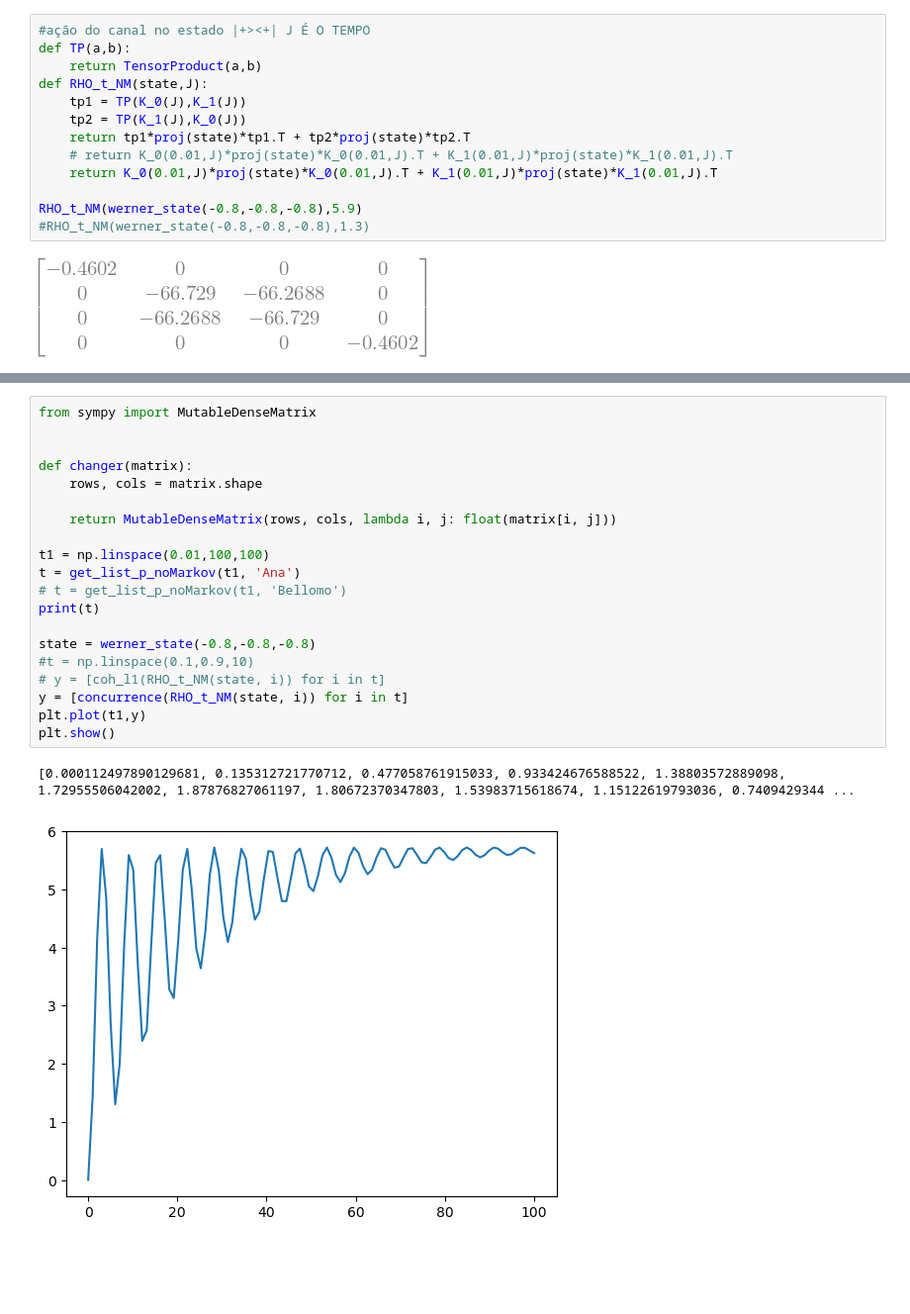
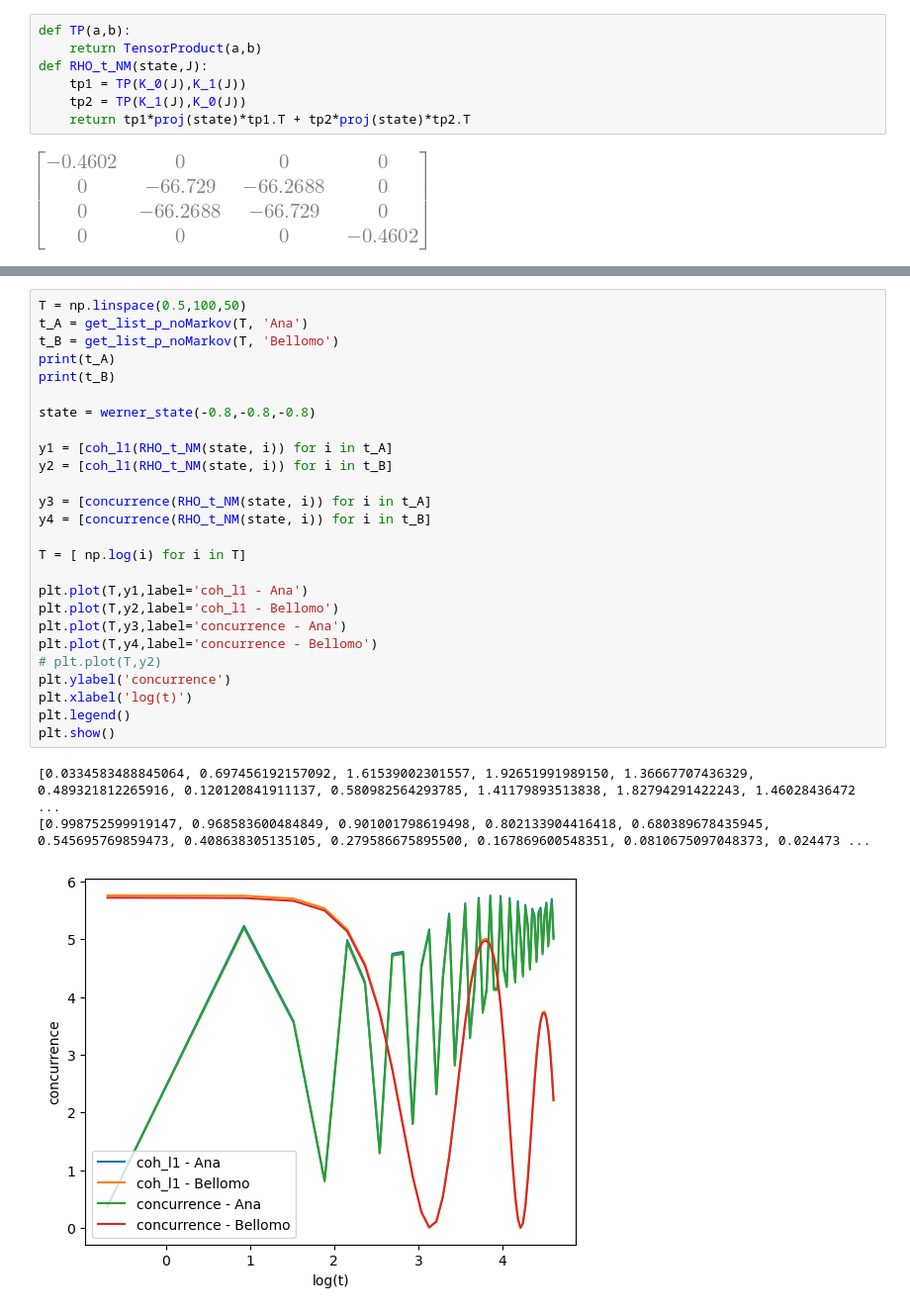
Before and after one commit to SchultzVV/quantum-state-preparation-vqa, a Jupyter notebook: noMarkov/Non_Markov.ipynb, the cells around one changed output, grey strips where cells are left out. Shown at 99% size. Cells and saved outputs as stored; diff of their text form; blank space fills up the shorter version.

```diff
--- a/noMarkov/Non_Markov.ipynb
+++ b/noMarkov/Non_Markov.ipynb
@@ -249,16 +209,10 @@ K_1(1.2)
 # %%
-#ação do canal no estado |+><+| J É O TEMPO
 def TP(a,b):
     return TensorProduct(a,b)
 def RHO_t_NM(state,J):
     tp1 = TP(K_0(J),K_1(J))
     tp2 = TP(K_1(J),K_0(J))
     return tp1*proj(state)*tp1.T + tp2*proj(state)*tp2.T
-    # return K_0(0.01,J)*proj(state)*K_0(0.01,J).T + K_1(0.01,J)*proj(state)*K_1(0.01,J).T
-    return K_0(0.01,J)*proj(state)*K_0(0.01,J).T + K_1(0.01,J)*proj(state)*K_1(0.01,J).T
-
-RHO_t_NM(werner_state(-0.8,-0.8,-0.8),5.9)
-#RHO_t_NM(werner_state(-0.8,-0.8,-0.8),1.3)
 # %% [output]
 [figure]
 # %%
@@ -288,23 +242,30 @@ t
-# %%
-from sympy import MutableDenseMatrix
-
-
-def changer(matrix):
-    rows, cols = matrix.shape
-
-    return MutableDenseMatrix(rows, cols, lambda i, j: float(matrix[i, j]))
-
-t1 = np.linspace(0.01,100,100)
-t = get_list_p_noMarkov(t1, 'Ana')
-# t = get_list_p_noMarkov(t1, 'Bellomo')
-print(t)
-
-state = werner_state(-0.8,-0.8,-0.8)
-#t = np.linspace(0.1,0.9,10)
-# y = [coh_l1(RHO_t_NM(state, i)) for i in t]
-y = [concurrence(RHO_t_NM(state, i)) for i in t]
-plt.plot(t1,y)
-plt.show()
-# %% [output]
-[0.000112497890129681, 0.135312721770712, 0.477058761915033, 0.933424676588522, 1.38803572889098, 1.72955506042002, 1.87876827061197, 1.80672370347803, 1.53983715618674, 1.15122619793036, 0.7409429344 ...
-[figure, removed]
+# %%
+T = np.linspace(0.5,100,50)
+t_A = get_list_p_noMarkov(T, 'Ana')
+t_B = get_list_p_noMarkov(T, 'Bellomo')
+print(t_A)
+print(t_B)
+
+state = werner_state(-0.8,-0.8,-0.8)
+
+y1 = [coh_l1(RHO_t_NM(state, i)) for i in t_A]
+y2 = [coh_l1(RHO_t_NM(state, i)) for i in t_B]
+
+y3 = [concurrence(RHO_t_NM(state, i)) for i in t_A]
+y4 = [concurrence(RHO_t_NM(state, i)) for i in t_B]
+
+T = [ np.log(i) for i in T]
+
+plt.plot(T,y1,label='coh_l1 - Ana')
+plt.plot(T,y2,label='coh_l1 - Bellomo')
+plt.plot(T,y3,label='concurrence - Ana')
+plt.plot(T,y4,label='concurrence - Bellomo')
+# plt.plot(T,y2)
+plt.ylabel('concurrence')
+plt.xlabel('log(t)')
+plt.legend()
+plt.show()
+# %% [output]
+[0.0334583488845064, 0.697456192157092, 1.61539002301557, 1.92651991989150, 1.36667707436329, 0.489321812265916, 0.120120841911137, 0.580982564293785, 1.41179893513838, 1.82794291422243, 1.46028436472 ...
+[0.998752599919147, 0.968583600484849, 0.901001798619498, 0.802133904416418, 0.680389678435945, 0.545695769859473, 0.408638305135105, 0.279586675895500, 0.167869600548351, 0.0810675097048373, 0.024473 ...
+[figure, added]
```
Also changed, not shown: parts of 7 cells of this notebook, 1 other file.
